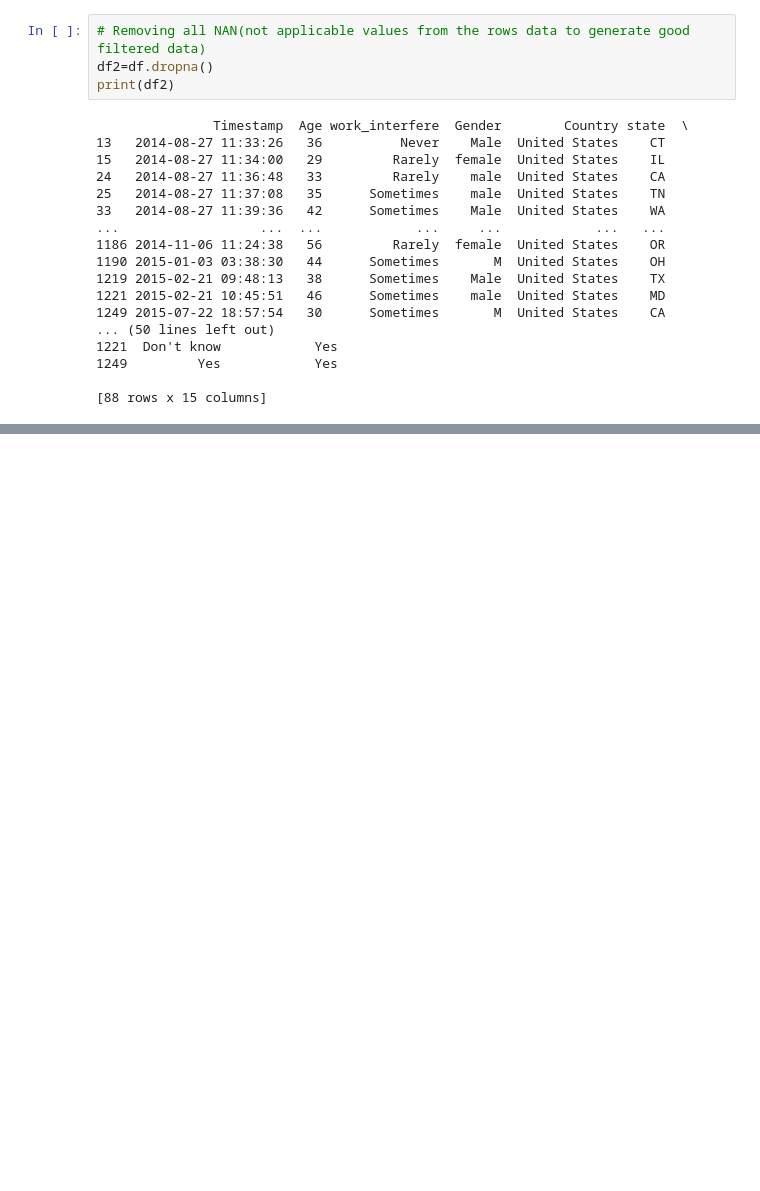
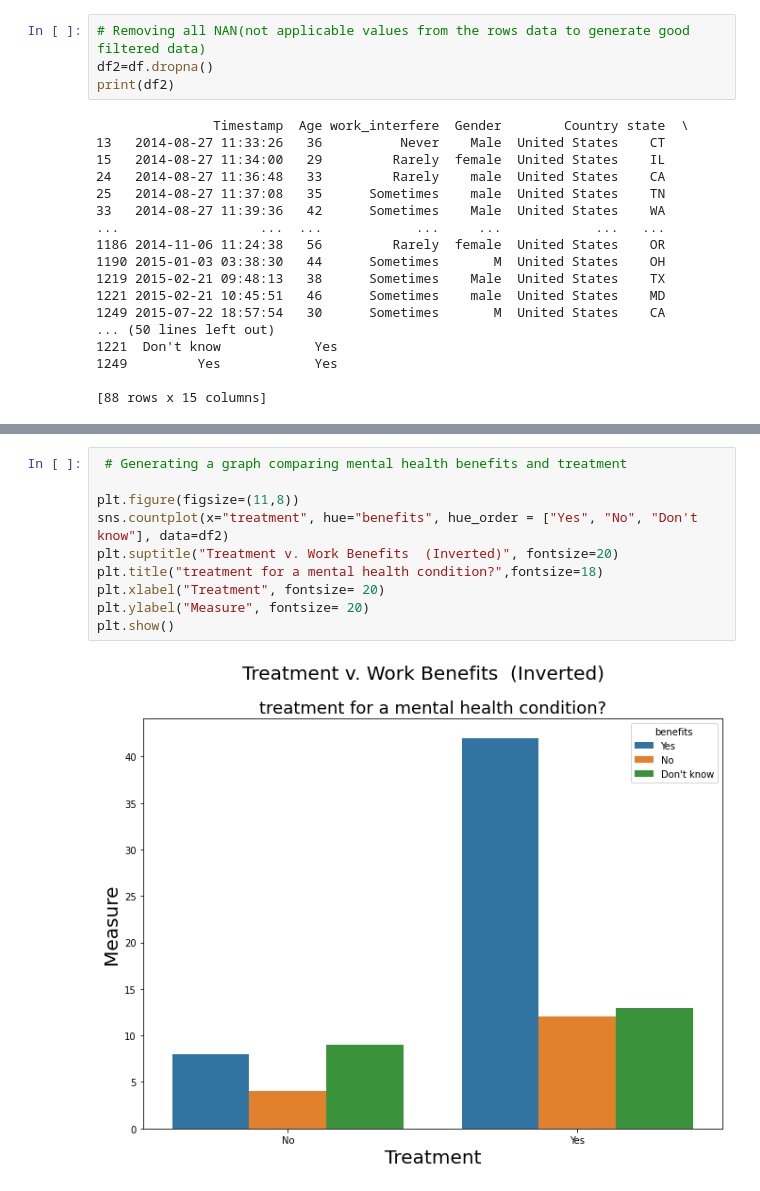
Before and after one commit to Swatipal786/Assignment-4-DATA-Swati_Pal_100845961, a Jupyter notebook: Assignment #4 - Final Assignment_1202-01_DATA_Swati_Pal_100845961.ipynb, the cells around one changed output, grey strips where cells are left out. Saved outputs shown, nothing was run; the diff lists cells and outputs as text; blank space fills up the shorter version.

Commit message:
graph-1

```diff
--- a/Assignment #4 - Final Assignment_1202-01_DATA_Swati_Pal_100845961.ipynb
+++ b/Assignment #4 - Final Assignment_1202-01_DATA_Swati_Pal_100845961.ipynb
@@ -182,0 +183,12 @@ sns.distplot(df2.Age)
+# %%
+ # Generating a graph comparing mental health benefits and treatment
+
+plt.figure(figsize=(11,8))
+sns.countplot(x="treatment", hue="benefits", hue_order = ["Yes", "No", "Don't know"], data=df2)
+plt.suptitle("Treatment v. Work Benefits  (Inverted)", fontsize=20)
+plt.title("treatment for a mental health condition?",fontsize=18)
+plt.xlabel("Treatment", fontsize= 20)
+plt.ylabel("Measure", fontsize= 20)
+plt.show()
+# %% [output]
+[figure, added]
```
Also changed, not shown: parts of 2 cells of this notebook.
